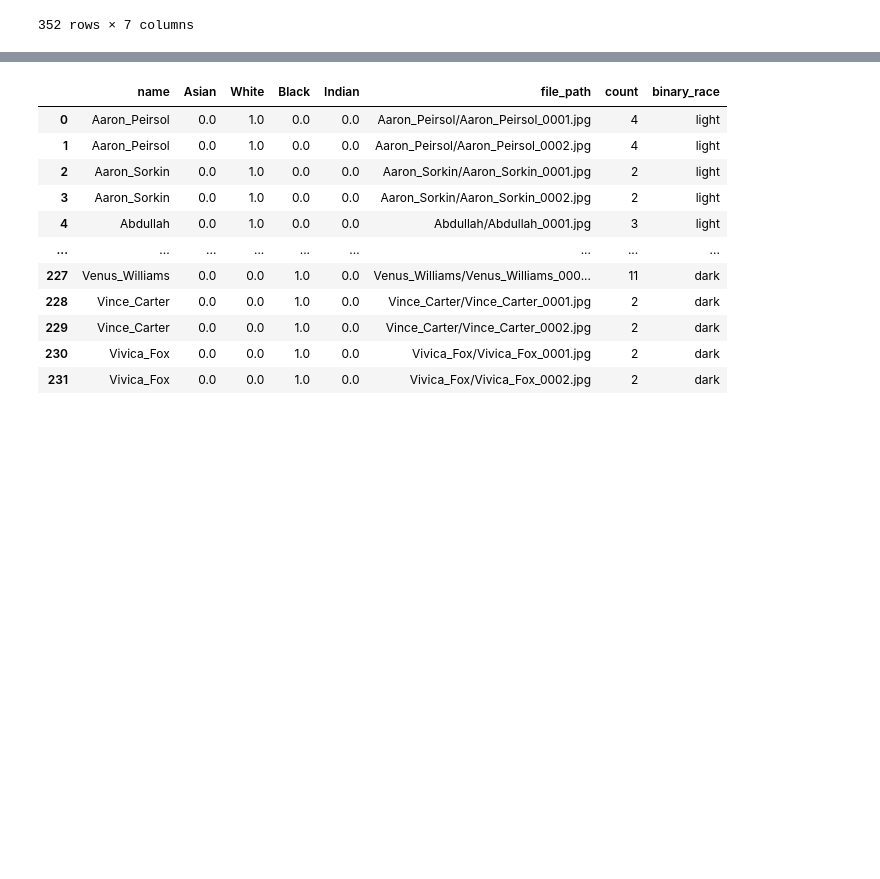
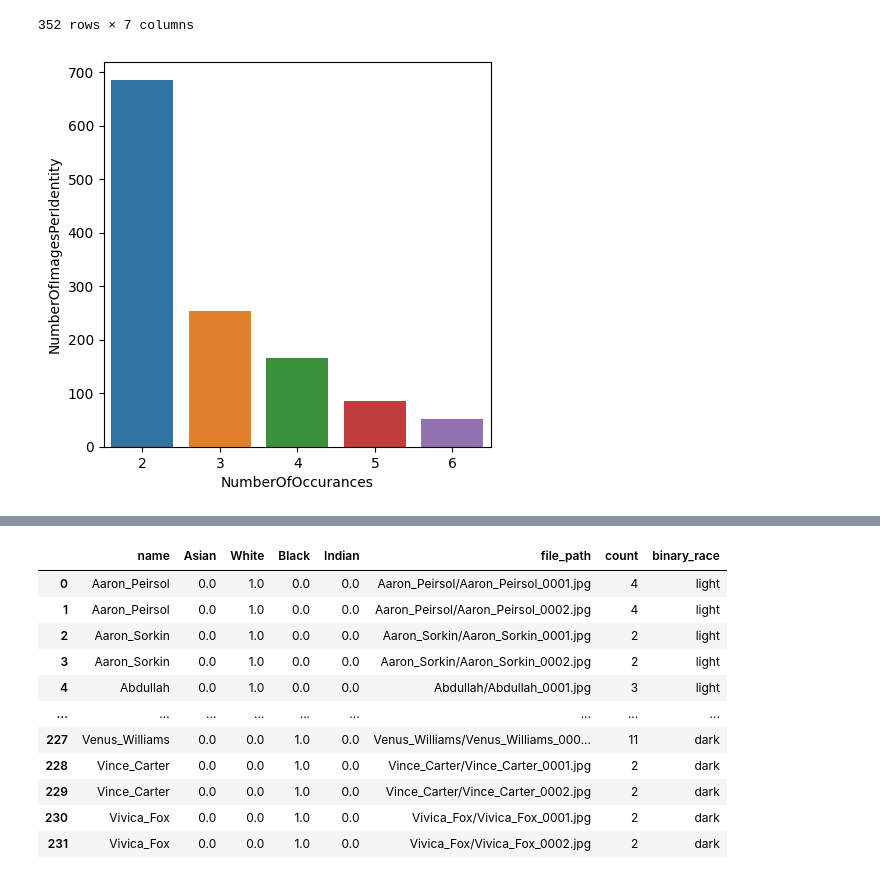
Before and after one commit to GhaidaAlAtoum/CS8321_FinalLab, a Jupyter notebook: code/BuildingVerificationDataset/LFWA+_parsing_and_cleanup.ipynb, the cells around one changed output, grey strips where cells are left out. Saved outputs shown, nothing was run; the diff lists cells and outputs as text; code cells hidden in the pictures; blank space fills up the shorter version.

```diff
--- a/code/BuildingVerificationDataset/LFWA+_parsing_and_cleanup.ipynb
+++ b/code/BuildingVerificationDataset/LFWA+_parsing_and_cleanup.ipynb
@@ -223,10 +222,22 @@ df_label.loc[(df_label['Black'] == 1) | (df_label['Indian'] == 1)]
 df_label['binary_race'] = df_label.apply(
     lambda row: 'light' if (row.White == 1) | (row.Asian == 1) else 'dark', axis=1
 )
+# %%
+temp = df_label.copy()
+temp['count'] = temp.groupby('name')['name'].transform('count')
+# %%
+temp_1 = temp.groupby(["name"])["count"].count().to_frame(name = 'size').reset_index()
+# %%
+temp_2 = temp_1.groupby("size").count().reset_index()
+temp_3 = temp_2.iloc[temp_2["name"].nlargest(5).index]
 # %%
-# df_label['count'] = df_label.groupby('name')['name'].transform('count')
-# a = df_label.groupby(["name"])["count"].count().to_frame(name = 'size').reset_index()
-# a.groupby("size").count().plot(kind="bar", xlabel="NumberOfImages", ylabel="NumberOfIdentities", legend=False).get_figure().savefig('DistributionOfNumberOfImages.png',bbox_inches='tight')
+plt.figure(figsize=(5,5))
+ax = sns.barplot(data=temp_3, x='size', y='name')
+ax.set( xlabel="NumberOfOccurances", ylabel="NumberOfImagesPerIdentity")
+ax.figure.savefig('DistributionOfNumberOfImages.png',bbox_inches='tight')
+plt.show()
+# %% [output]
+[figure, added]
 # %%
 b = df_label.groupby('name').binary_race.nunique() > 1
 # %%
```
Also changed, not shown: parts of 5 cells of this notebook, 6 other files.
